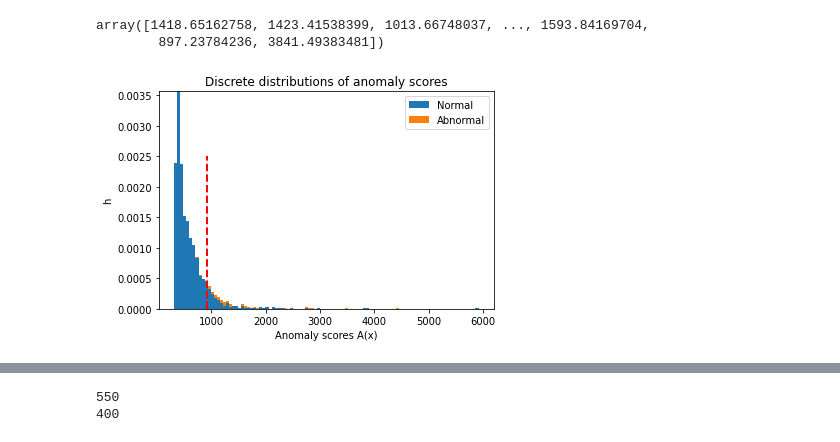
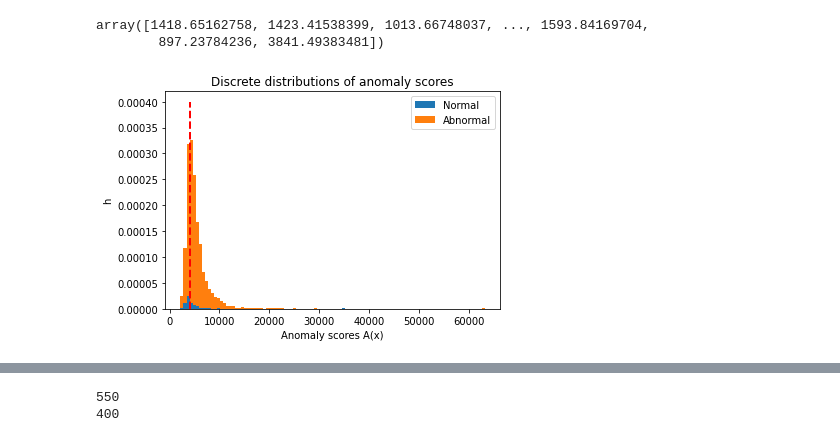
Before and after one commit to yeong95/Patch_SVDD_Battery, a Jupyter notebook: TOFU_Pretrained_결과분석.ipynb, the cells around one changed output, grey strips where cells are left out. Cells and saved outputs as stored; diff of their text form; code cells hidden in the pictures.

Commit message:
eight ensemble model

```diff
--- a/TOFU_Pretrained_결과분석.ipynb
+++ b/TOFU_Pretrained_결과분석.ipynb
@@ -6,7 +6,10 @@ dataset_type = 'multi'
 # %%
 import numpy as np
 import pandas as pd
+import pickle
 
-ano_score = np.load(f'save/{dataset_type}_class/1_26_efficientnet_b6/det_mult_anomaly_scores.npy')
+# ano_score = np.load(f'save/four ensemble model/2_15_efficientnet_b6/model_4_anomaly_scores.npy')
+with open(f'save/four ensemble model/2_15_efficientnet_b6/final_ano_score.pickle', 'rb') as f:
+    ano_score = pickle.load(f)
 print(len(ano_score))
 # %% [output]
@@ -65,3 +74,3 @@ def get_label():
 # %%
-label, classes = get_label()
-# print(label)
+label, classes = get_label(mode='test')
+print(len(label))
@@ -226,18 +377,20 @@ ano_score[np.array(label)==0]
 # %% [output]
 array([1418.65162758, 1423.41538399, 1013.66748037, ..., 1593.84169704,
         897.23784236, 3841.49383481])
+# %%
+ano_score = np.array(ano_score)
 # %%
 plt.hist([ano_score[np.array(label) == 0], ano_score[np.array(label) == 1]],
           bins=100, density=True, stacked=True,
           label=["Normal", "Abnormal"])
 plt.title("Discrete distributions of anomaly scores")
 plt.xlabel("Anomaly scores A(x)")
 plt.ylabel("h")
 plt.legend()
-plt.vlines(best_thresh, 0, 0.0025, color='red', linestyle='--', linewidth=2)
+plt.vlines(best_thresh, 0, 0.0004, color='red', linestyle='--', linewidth=2)
 plt.show()
 # %% [output]
-[figure, old version]
+[figure, new version]
 # %%
 Pre_cision = TP / (TP+FP)
 Re_call = TP / (TP + FN)
```
Also changed, not shown: parts of 41 cells of this notebook, 5 other files.
